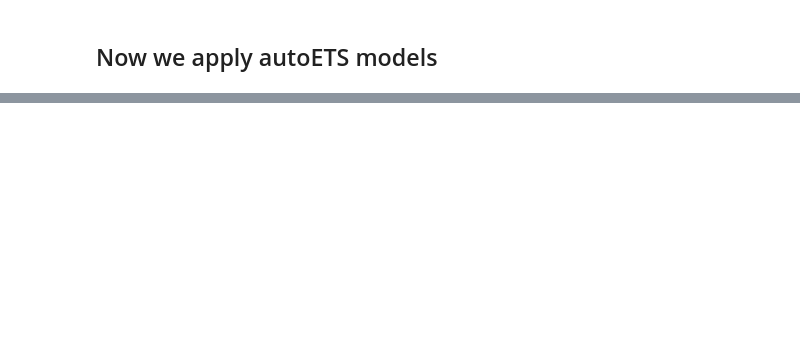
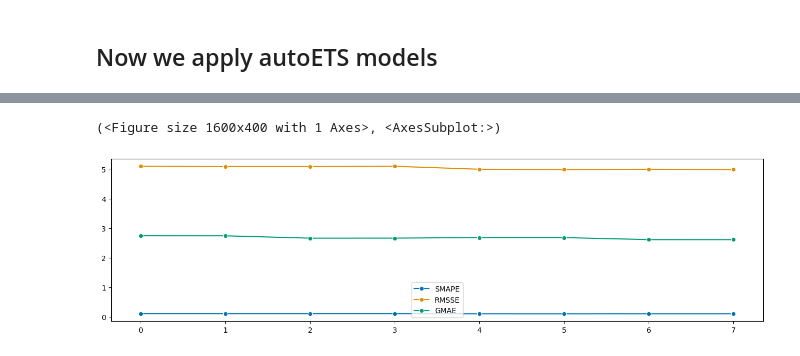
Before and after one commit to WaleedAhmed44/DCRNN, a Jupyter notebook: SKTIME IMPLEMENTATION.ipynb, the cells around one changed output, grey strips where cells are left out. Drawn from its saved outputs; the diff is of its cells as text; code cells hidden in the pictures; blank space fills up the shorter version.

```diff
--- a/SKTIME IMPLEMENTATION.ipynb
+++ b/SKTIME IMPLEMENTATION.ipynb
@@ -149,0 +126,10 @@ GMAE with zeros filled 3.698279405840531
+# %%
+M = len(pb_models)
+smape_pb = np.zeros(M)
+gmae_pb = np.zeros(M)
+rmsse_pb = np.zeros(M)
+
+for i in range(M):
+    smape_pb[i] = pb_models[i][0]
+    rmsse_pb[i] = pb_models[i][1]
+    gmae_pb[i] = pb_models[i][2]
@@ -150,3 +141,8 @@ GMAE with zeros filled 3.698279405840531
+# %%
+plot_series(pd.DataFrame(smape_pb),pd.DataFrame(rmsse_pb),pd.DataFrame(gmae_pb),labels = ["SMAPE","RMSSE","GMAE"])
+# %% [output]
+(<Figure size 1600x400 with 1 Axes>, <AxesSubplot:>)
+[figure, added]
 # %%
 #regressors = [LinearRegression(),DecisionTreeRegressor(),GradientBoostingRegressor()]
 #smape_reg = []
```
Also changed, not shown: parts of 16 cells of this notebook.
